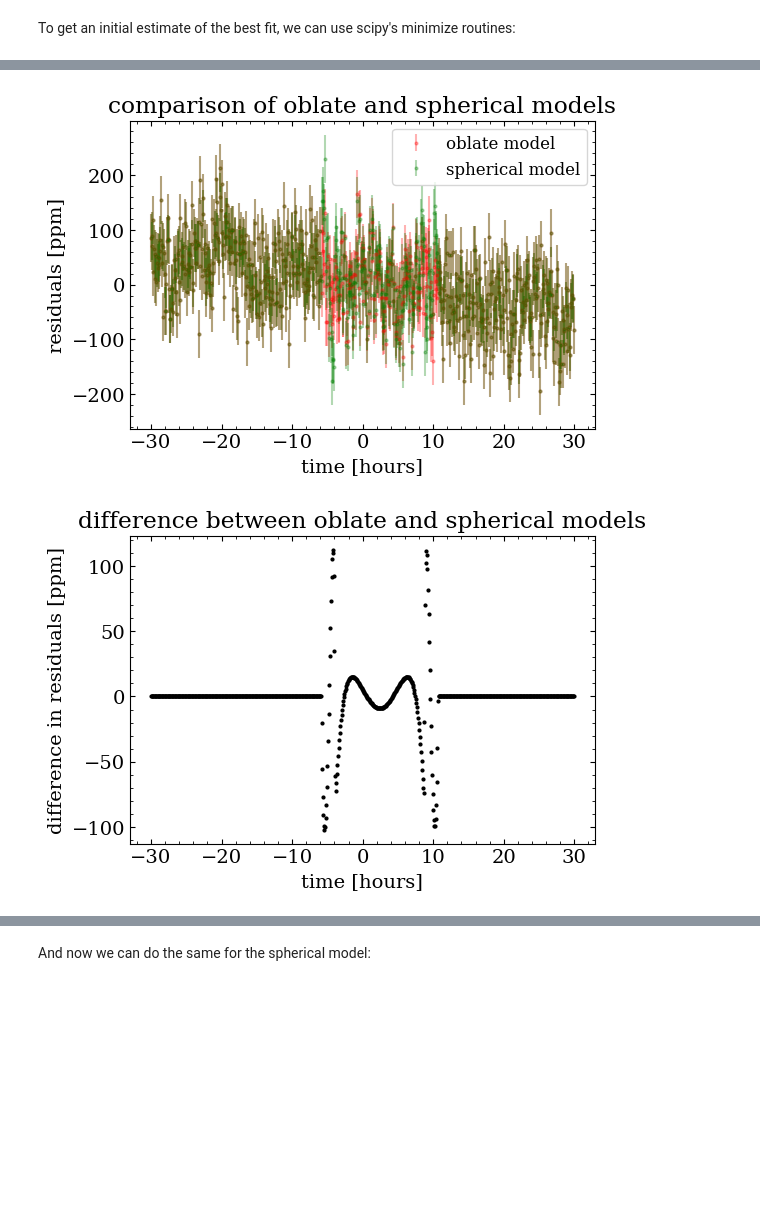
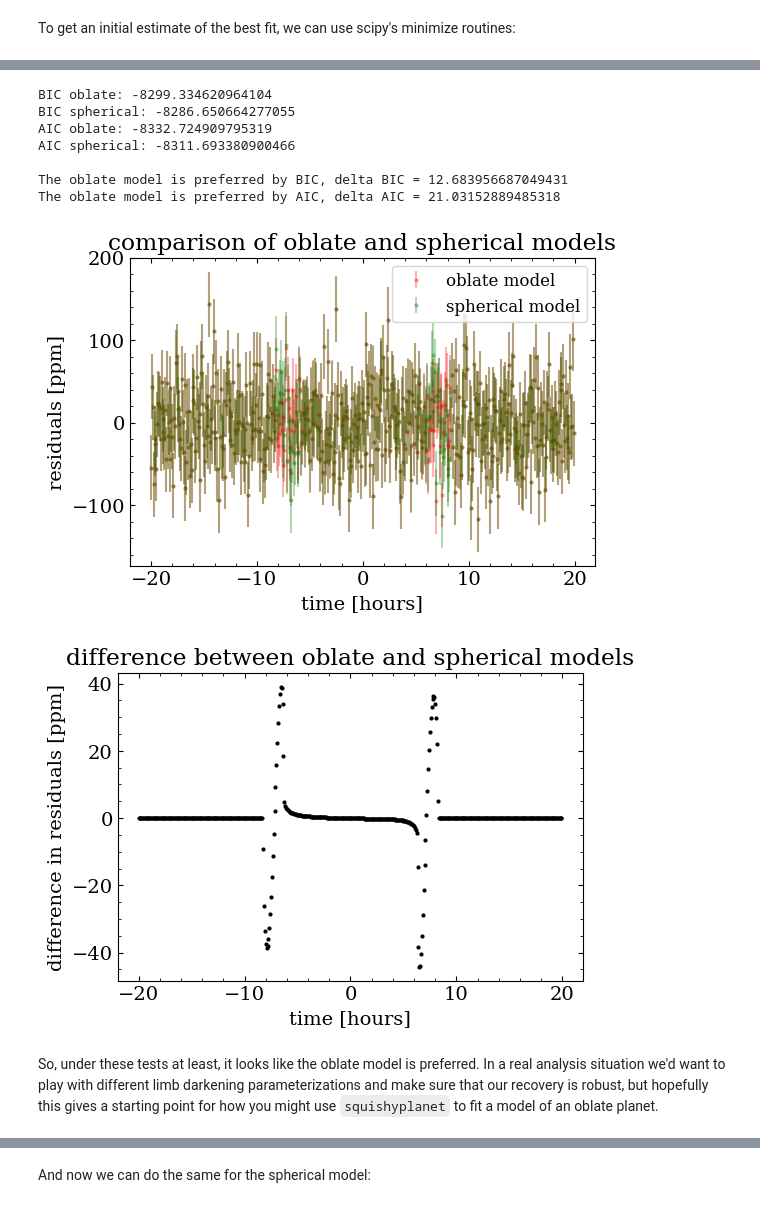
Before and after one commit to ben-cassese/squishyplanet, a Jupyter notebook: docs/tutorials/fit_oblate_transit.ipynb, the cells around one changed output, grey strips where cells are left out. Saved outputs shown, nothing was run; the diff lists cells and outputs as text; code cells hidden in the pictures; blank space fills up the shorter version.

```diff
--- a/docs/tutorials/fit_oblate_transit.ipynb
+++ b/docs/tutorials/fit_oblate_transit.ipynb
@@ -173,10 +592,10 @@ init_state = {
     "data": noised_data,
     "uncertainties": jnp.ones_like(noised_data) * shot_noise_amplitude,
     "exposure_time": t_exp.to(u.day).value,
-    "oversample": 5,  # 5x more samples under-the-hood, then binned back down
+    "oversample": 3,
     "oversample_correction_order": 2,
     "period": 1071.23205,
-    "t_peri": -1071.23205 / 4 + 0.11,
+    "t_peri": -1071.23205 / 4 + 0.01,
     "tidally_locked": False,
     "parameterize_with_projected_ellipse": True,
     "a": 540.0,
@@ -185,10 +604,10 @@ init_state = {
     "projected_effective_r": 0.12,
     "projected_f": 0.0,
     "projected_theta": 0.0,
-    "log_jitter": jnp.log(1e-5),
+    "log_jitter": -jnp.inf,
 }
 
-planet = OblateSystem(**init_state)
+planet = OblateSystem(**init_state) # the system we'll use for all our fits!
 
 
 print(f"initial loglike: {planet.loglike()}")
@@ -470,33 +873,67 @@ ax.errorbar(
     color="g",
     yerr=shot_noise_amplitude * 1e6,
     marker="o",
     markersize=2,
     ls="none",
     label="spherical model",
     alpha=0.3,
 )
 ax.set(
     ylabel="residuals [ppm]",
     xlabel="time [hours]",
     title="comparison of oblate and spherical models",
 )
 ax.legend(prop={"size": 12})
 
 fig, ax = plt.subplots(figsize=(6, 4))
 ax.plot(
     times * u.day.to(u.hour),
     (oblate_resids - sphere_resids) * 1e6,
     color="k",
     marker="o",
     markersize=2,
     ls="none",
 )
 ax.set(
     ylabel="difference in residuals [ppm]",
     xlabel="time [hours]",
     title="difference between oblate and spherical models",
 )
+
+# definitions:
+# bic = -2 * log_likelihood + num_params * np.log(num_data_points)
+# aic = -2 * log_likelihood + 2 * num_params
+
+bic_oblate = -2 * (-res1.fun) + 8 * np.log(len(noised_data))
+bic_sphere = -2 * (-res2.fun) + 6 * np.log(len(noised_data))
+
+aic_oblate = -2 * (-res1.fun) + 16
+aic_sphere = -2 * (-res2.fun) + 12
+
+print(f"BIC oblate: {bic_oblate}")
+print(f"BIC spherical: {bic_sphere}")
+print(f"AIC oblate: {aic_oblate}")
+print(f"AIC spherical: {aic_sphere}\n")
+
+if bic_oblate < bic_sphere:
+    print(f"The oblate model is preferred by BIC, delta BIC = {bic_sphere - bic_oblate}")
+else:
+    print(f"The spherical model is preferred by BIC, delta BIC = {bic_oblate - bic_sphere}")
+
+if aic_oblate < aic_sphere:
+    print(f"The oblate model is preferred by AIC, delta AIC = {aic_sphere - aic_oblate}")
+else:
+    print(f"The spherical model is preferred by AIC, delta AIC = {aic_oblate - aic_sphere}")
 # %% [output]
+BIC oblate: -8299.334620964104
+BIC spherical: -8286.650664277055
+AIC oblate: -8332.724909795319
+AIC spherical: -8311.693380900466
+
+The oblate model is preferred by BIC, delta BIC = 12.683956687049431
+The oblate model is preferred by AIC, delta AIC = 21.03152889485318
-[figure, old version]
+[figure, new version]
-[figure, old version]
+[figure, new version]
+# %% [markdown]
+So, under these tests at least, it looks like the oblate model is preferred. In a real analysis situation we'd want to play with different limb darkening parameterizations and make sure that our recovery is robust, but hopefully this gives a starting point for how you might use `squishyplanet` to fit a model of an oblate planet.
 # %% [markdown]
```
Also changed, not shown: parts of 53 cells of this notebook, 20 other files.
